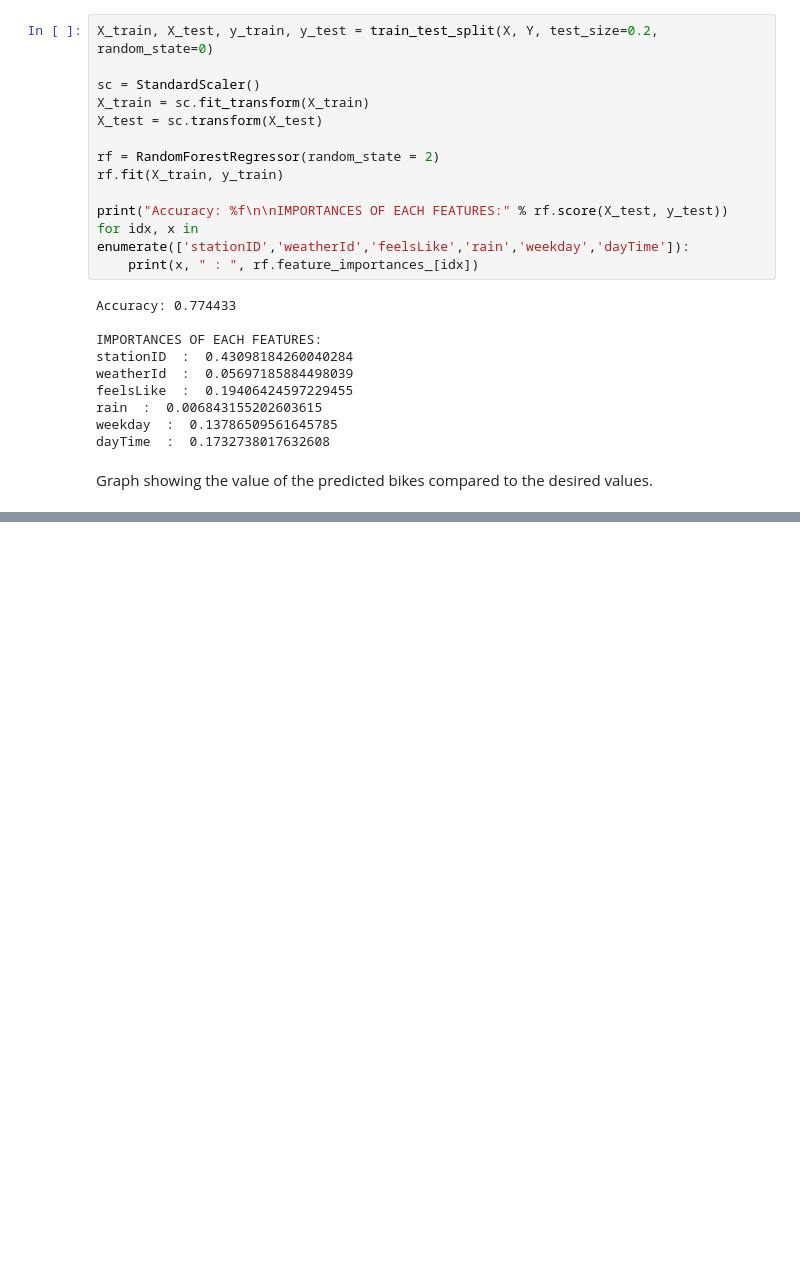
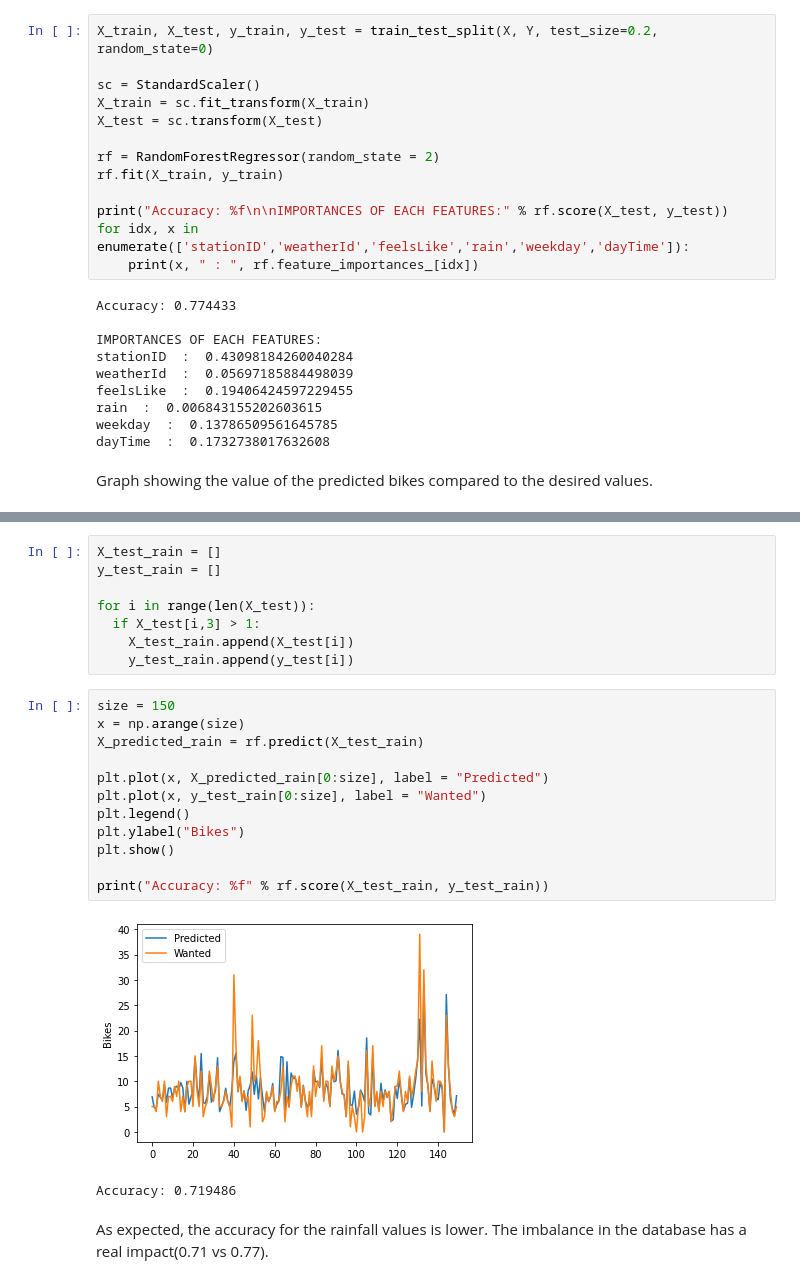
Before and after one commit to Nicolas-BZRD/VLille-prediction, a Jupyter notebook: VLille_Forecasting.ipynb, the cells around one changed output, grey strips where cells are left out. Saved outputs shown, nothing was run; the diff lists cells and outputs as text; blank space fills up the shorter version.

```diff
--- a/VLille_Forecasting.ipynb
+++ b/VLille_Forecasting.ipynb
@@ -164,3 +166,28 @@ plt.ylabel("Bikes")
 plt.show()
 # %% [output]
 [figure]
+# %%
+X_test_rain = []
+y_test_rain = []
+
+for i in range(len(X_test)):
+  if X_test[i,3] > 1:
+    X_test_rain.append(X_test[i])
+    y_test_rain.append(y_test[i])
+# %%
+size = 150
+x = np.arange(size)
+X_predicted_rain = rf.predict(X_test_rain)
+
+plt.plot(x, X_predicted_rain[0:size], label = "Predicted")
+plt.plot(x, y_test_rain[0:size], label = "Wanted")
+plt.legend()
+plt.ylabel("Bikes")
+plt.show()
+
+print("Accuracy: %f" % rf.score(X_test_rain, y_test_rain))
+# %% [output]
+[figure, added]
+Accuracy: 0.719486
+# %% [markdown]
+As expected, the accuracy for the rainfall values is lower. The imbalance in the database has a real impact(0.71 vs 0.77).
```
Also changed, not shown: parts of 3 cells of this notebook.
